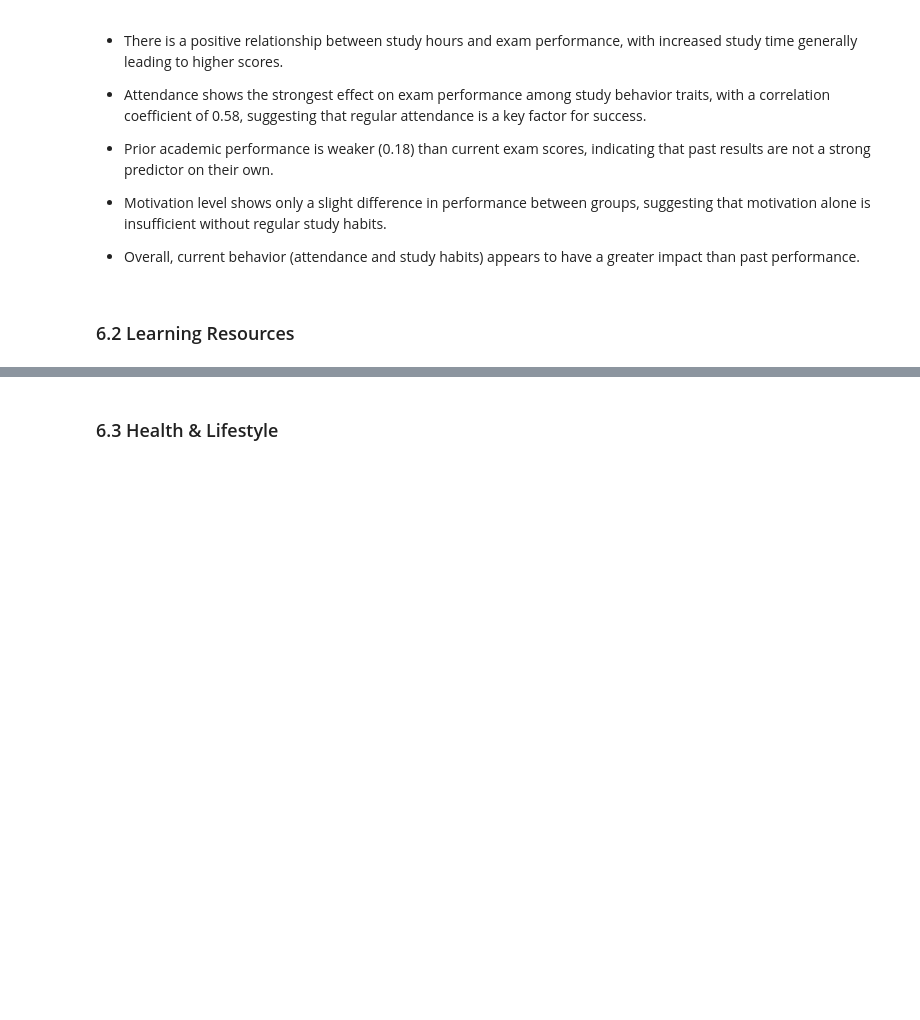
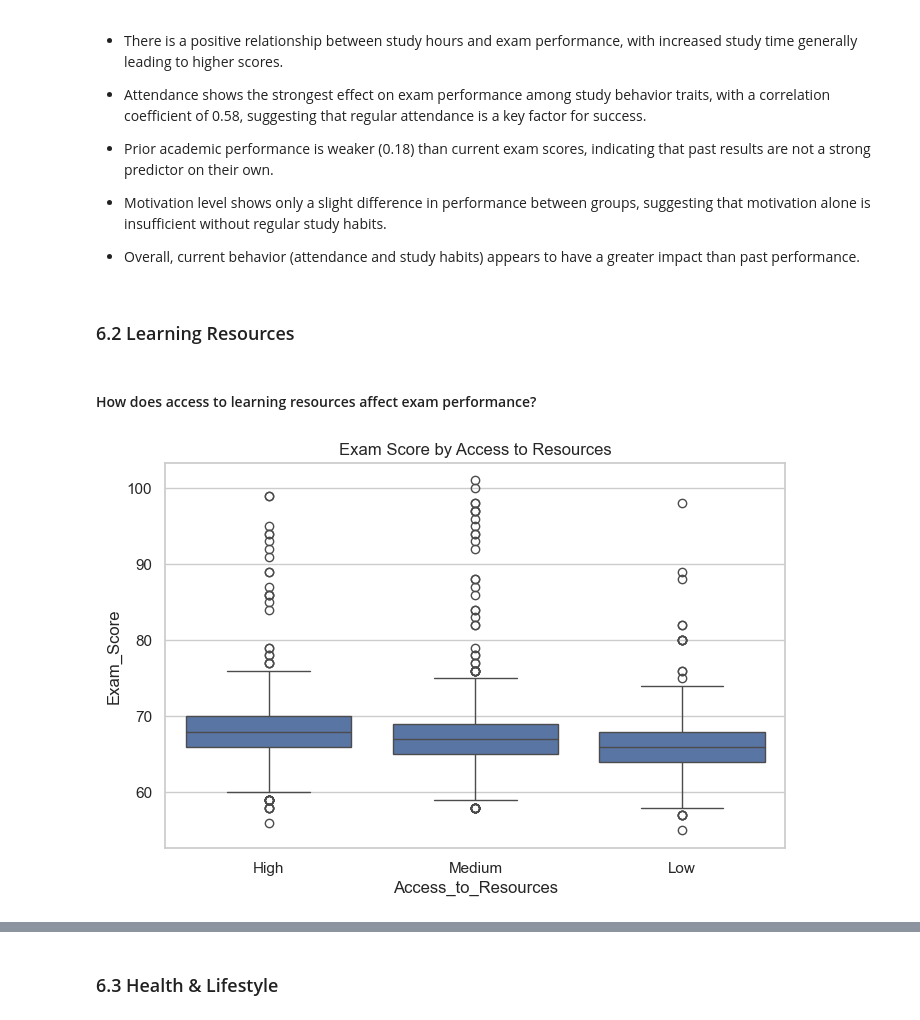
Before and after one commit to Nujud123/A-AI-Bootcamp, a Jupyter notebook: student/course2/p2_student_exam.ipynb, the cells around one changed output, grey strips where cells are left out. Saved outputs shown, nothing was run; the diff lists cells and outputs as text; code cells hidden in the pictures; blank space fills up the shorter version.

```diff
--- a/student/course2/p2_student_exam.ipynb
+++ b/student/course2/p2_student_exam.ipynb
@@ -269,3 +269,12 @@ plt.show()
 - Overall, current behavior (attendance and study habits) appears to have a greater impact than past performance.
 # %% [markdown]
 ### 6.2 Learning Resources
+# %% [markdown]
+#### How does access to learning resources affect exam performance?
+# %%
+sns.boxplot(data=student, x='Access_to_Resources', y='Exam_Score')
+
+plt.title('Exam Score by Access to Resources')
+plt.show()
+# %% [output]
+[figure, added]
```
Also changed, not shown: parts of 7 cells of this notebook.
